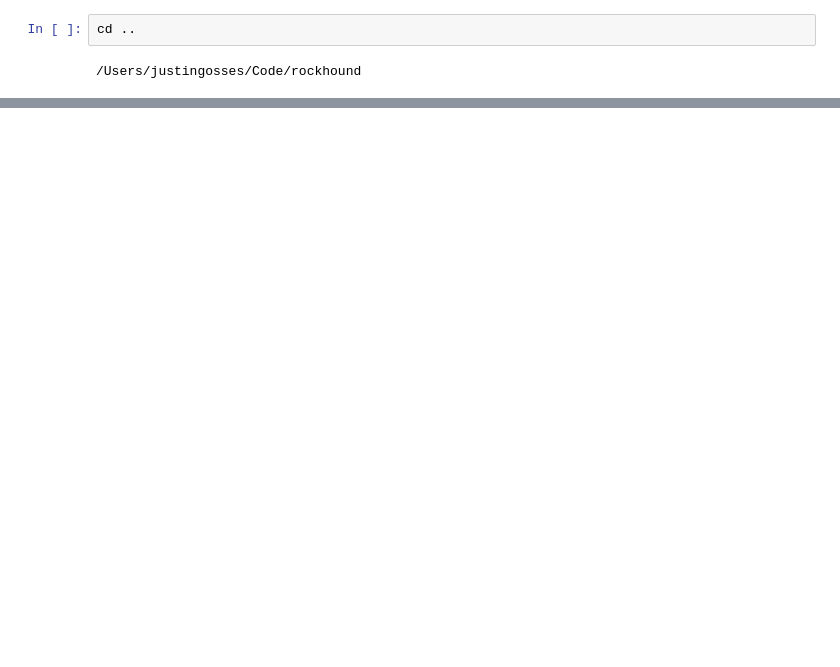
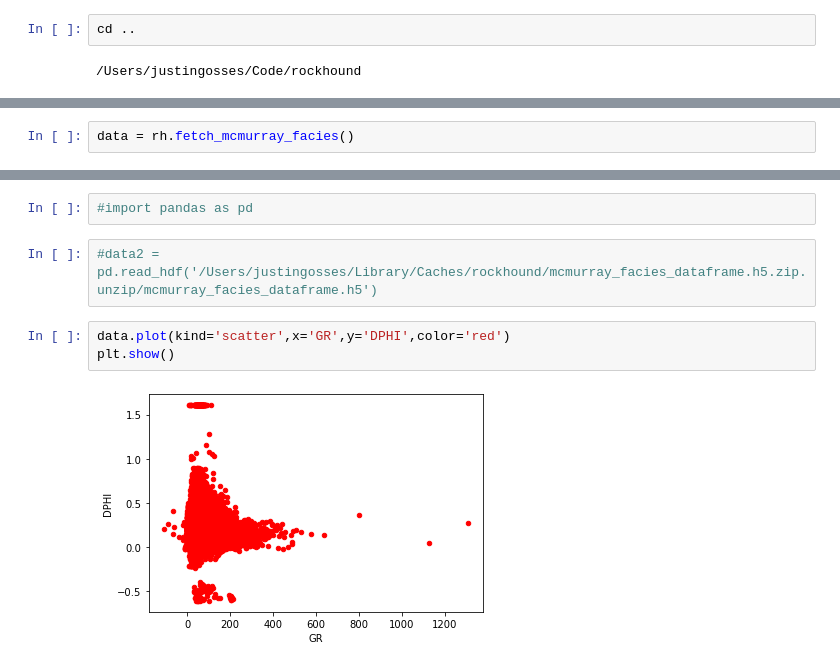
Before and after one commit to fatiando/rockhound, a Jupyter notebook: examples/Untitled.ipynb, the cells around one changed output, grey strips where cells are left out. Cells and saved outputs as stored; diff of their text form; blank space fills up the shorter version.

```diff
--- a/examples/Untitled.ipynb
+++ b/examples/Untitled.ipynb
@@ -53,0 +43,2 @@ ImportError: No module named 'rockhound'
+# %%
+data = rh.fetch_mcmurray_facies()
@@ -53,0 +72,9 @@ ImportError: No module named 'rockhound'
+# %%
+#import pandas as pd
+# %%
+#data2 = pd.read_hdf('/Users/justingosses/Library/Caches/rockhound/mcmurray_facies_dataframe.h5.zip.unzip/mcmurray_facies_dataframe.h5')
+# %%
+data.plot(kind='scatter',x='GR',y='DPHI',color='red')
+plt.show()
+# %% [output]
+[figure, added]
```
Also changed, not shown: parts of 13 cells of this notebook, 7 other files.
